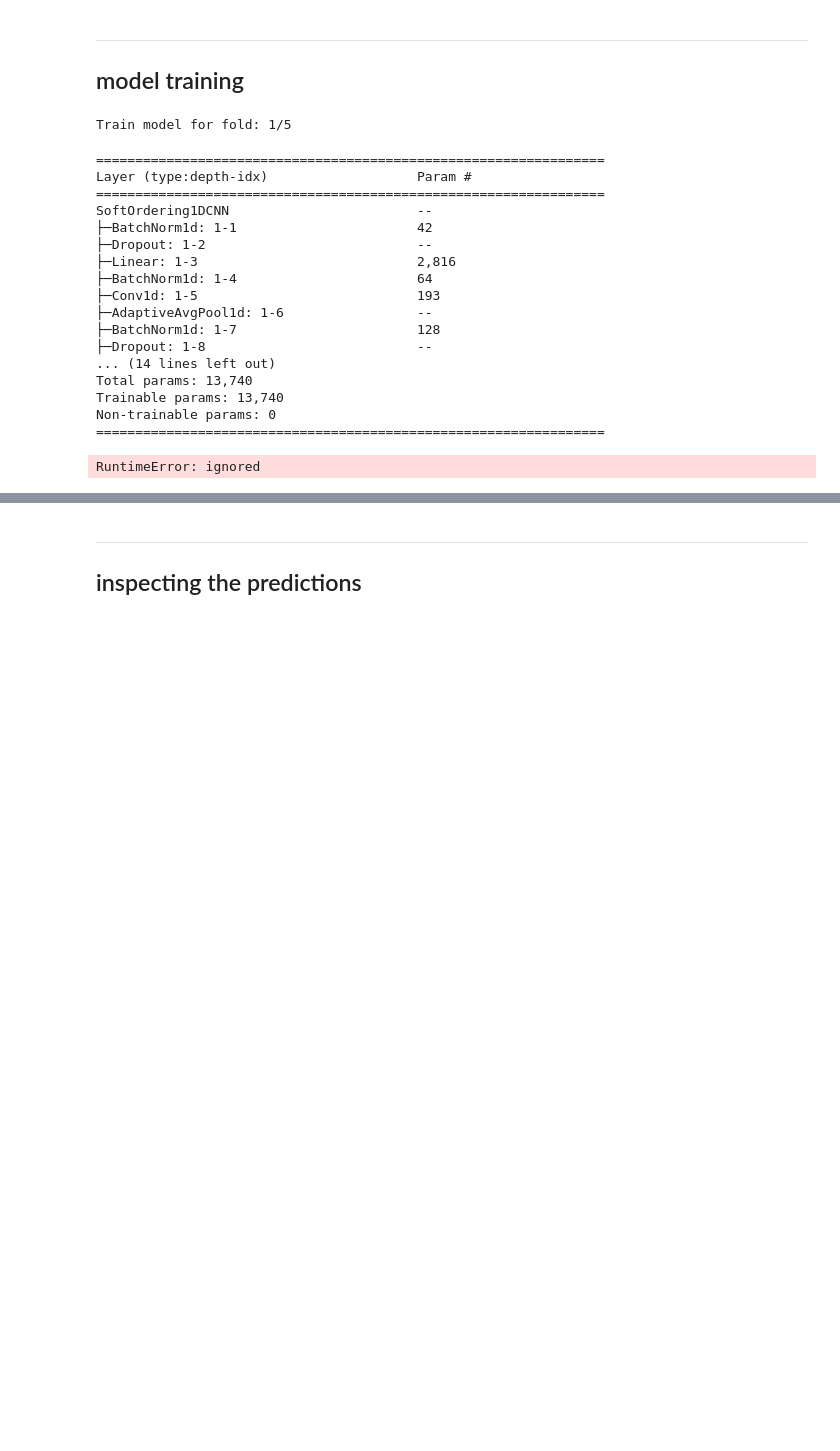
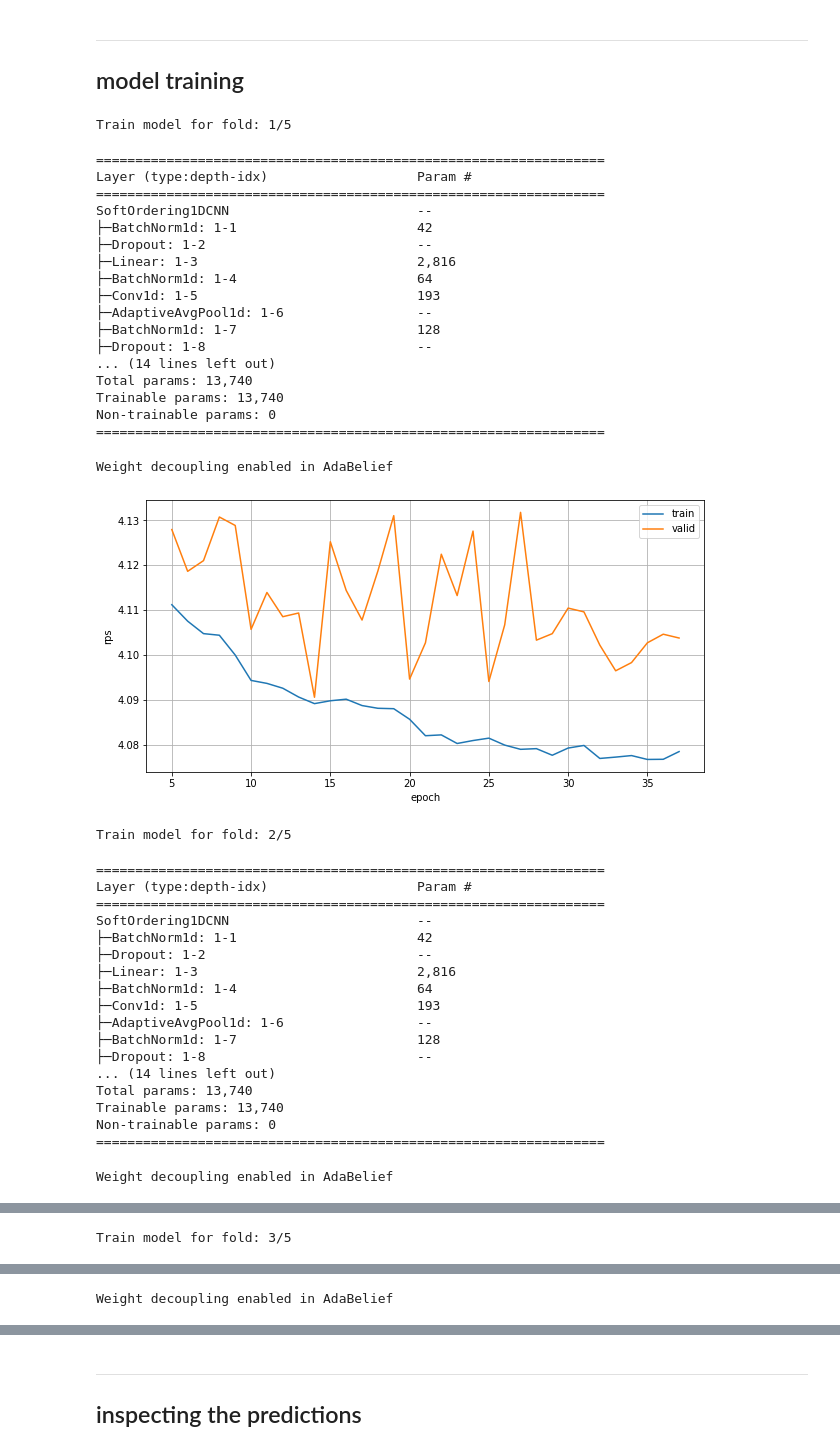
Before and after one commit to mavillan/yolanda, a Jupyter notebook: notebooks/train_1dcnn-m3.ipynb, the cells around one changed output, grey strips where cells are left out. Drawn from its saved outputs; the diff is of its cells as text; code cells hidden in the pictures; blank space fills up the shorter version.

```diff
--- a/notebooks/train_1dcnn-m3.ipynb
+++ b/notebooks/train_1dcnn-m3.ipynb
@@ -162,5 +171,6 @@ valid = (
     .query("sku in @oof_skus")
     .reset_index(drop=True)
 )
+valid = reduce_mem_usage(valid, verbose=True)
 valid.sku.nunique()
 # %% [output]
@@ -216,6 +227,7 @@ print(len(idx))
 0
 0
 # %%
+dataset = reduce_mem_usage(dataset, verbose=True)
 dataset = dataset.drop_duplicates(subset=["sku"], ignore_index=True)
 display(dataset)
 gc.collect(generation=2)
@@ -624,8 +652,6 @@ class SoftOrdering1DCNN(nn.Module):
 ## model training
 # %%
 mskf = MultilabelStratifiedKFold(n_splits=5, shuffle=True, random_state=42)
-#gkf = GroupKFold(n_splits=5)
-#gkf_split = gkf.split(dataset, groups=dataset["sku"])
 strat_cols = ["item_domain_id", "no_stockout", "inventory_days"]
 mskf_split = mskf.split(dataset, dataset[strat_cols])
 
@@ -672,7 +698,7 @@ for fold,(train_idx,valid_idx) in enumerate(mskf_split):
         dropout_input=0.2,
         dropout_hidden=0.2,
         dropout_output=0.1,
-        alpha=5.
+        alpha=0.
     )
     display(torchinfo.summary(model))
 
@@ -692,31 +718,54 @@ for fold,(train_idx,valid_idx) in enumerate(mskf_split):
     plt.plot(np.arange(5, len(monitor.train_loss)), monitor.train_loss[5:], label="train")
     plt.plot(np.arange(5, len(monitor.valid_loss)), monitor.valid_loss[5:], label="valid")
     plt.xlabel("epoch")
     plt.ylabel("rps")
     plt.grid()
     plt.legend(loc="best")
     plt.show()
 
     preds_proba = pax.iterative_predict(model, valid_dataloader).detach().cpu().numpy()
     preds_proba = pd.DataFrame(preds_proba, index=valid_idx)
     oof_preds.append(preds_proba)
+
+    del x_train,y_train,x_valid,y_valid,train_dset,valid_dset,train_dataloader,valid_dataloader,monitor
+    gc.collect()
 # %% [output]
 Train model for fold: 1/5
 =================================================================
 Layer (type:depth-idx)                   Param #
 =================================================================
 SoftOrdering1DCNN                        --
 ├─BatchNorm1d: 1-1                       42
 ├─Dropout: 1-2                           --
 ├─Linear: 1-3                            2,816
 ├─BatchNorm1d: 1-4                       64
 ├─Conv1d: 1-5                            193
 ├─AdaptiveAvgPool1d: 1-6                 --
 ├─BatchNorm1d: 1-7                       128
 ├─Dropout: 1-8                           --
 ... (14 lines left out)
 Total params: 13,740
 Trainable params: 13,740
 Non-trainable params: 0
 =================================================================
-RuntimeError: ignored
+Weight decoupling enabled in AdaBelief
+[figure, added]
+Train model for fold: 2/5
+=================================================================
+Layer (type:depth-idx)                   Param #
+=================================================================
+SoftOrdering1DCNN                        --
+├─BatchNorm1d: 1-1                       42
+├─Dropout: 1-2                           --
+├─Linear: 1-3                            2,816
+├─BatchNorm1d: 1-4                       64
+├─Conv1d: 1-5                            193
+├─AdaptiveAvgPool1d: 1-6                 --
+├─BatchNorm1d: 1-7                       128
+├─Dropout: 1-8                           --
+... (14 lines left out)
+Total params: 13,740
+Trainable params: 13,740
+Non-trainable params: 0
+=================================================================
+Weight decoupling enabled in AdaBelief
@@ -722,0 +773 @@ RuntimeError: ignored
+Train model for fold: 3/5
@@ -722,0 +791 @@ RuntimeError: ignored
+Weight decoupling enabled in AdaBelief
```
Also changed, not shown: parts of 35 cells of this notebook.
